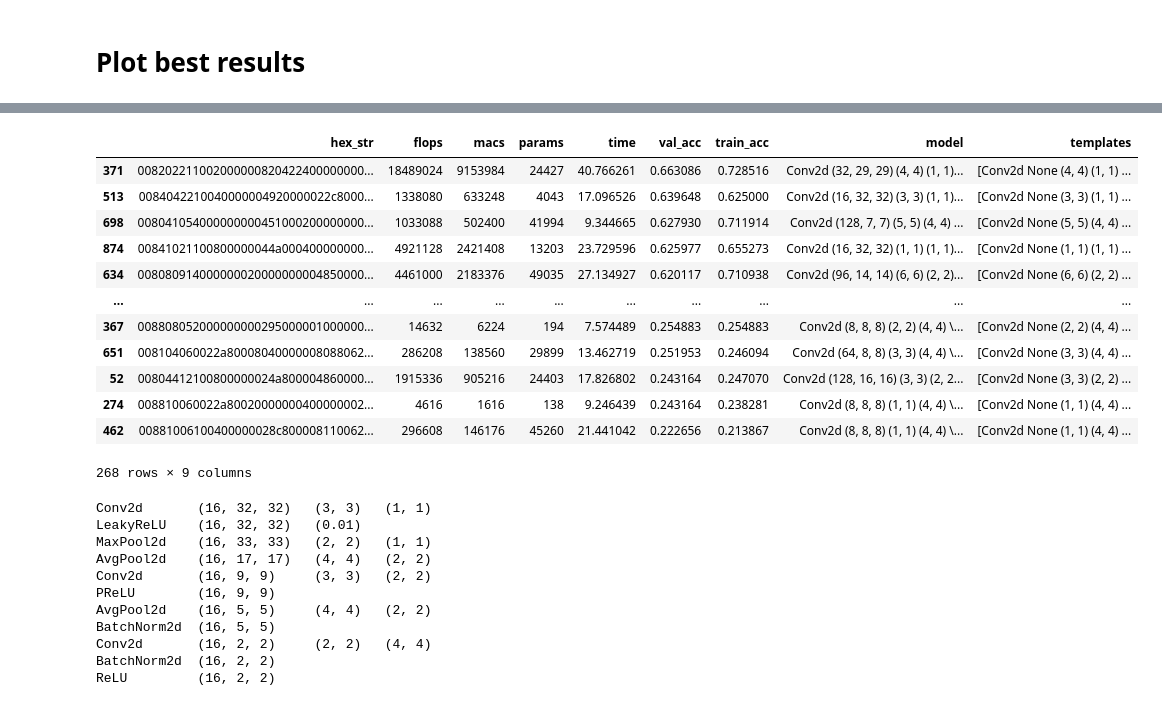
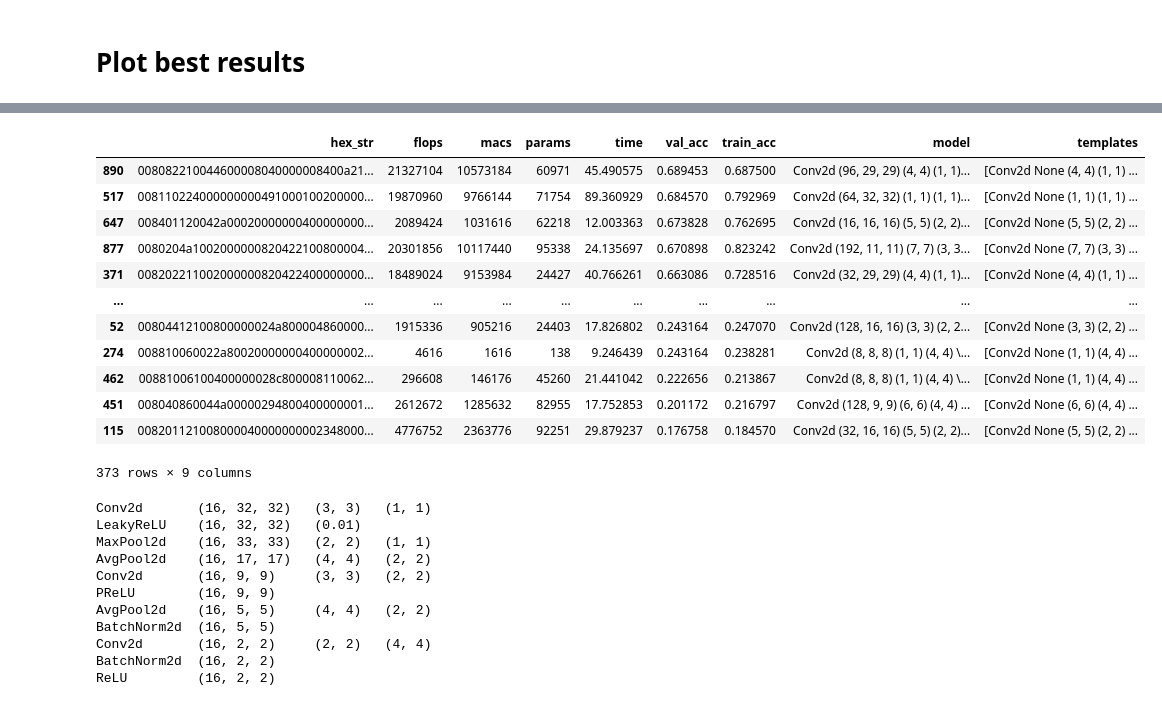
Before and after one commit to alkorolyov/sophius, a Jupyter notebook: notebooks/05_generate_models.ipynb, the cells around one changed output, grey strips where cells are left out. Saved outputs shown, nothing was run; the diff lists cells and outputs as text; code cells hidden in the pictures.

```diff
--- a/notebooks/05_generate_models.ipynb
+++ b/notebooks/05_generate_models.ipynb
@@ -30,7 +30,7 @@ encoder = Encoder()
 # %% [output]
 Files already downloaded and verified
 # %%
-model_gen = ConvModelGenerator((3, 32, 32), 10, conv_num=6, lin_num=3)
+model_gen = ConvModelGenerator((3, 32, 32), 10, conv_num=3, lin_num=1)
 model_tmpl = model_gen.generate_model_tmpl()
 print(model_tmpl)
 fixed_model_gpu = model_tmpl.instantiate_model().type(torch.cuda.FloatTensor)
@@ -200,19 +223,19 @@ Linear       10
 # %%
-df[df['params'] < 50000]
+df[df['params'] < 100000]
 # %% [output]
 |  | hex_str | flops | macs | params | time | val_acc | train_acc | model | templates |
+| 890 | 008082210044600008040000008400a21... | 21327104 | 10573184 | 60971 | 45.490575 | 0.689453 | 0.687500 | Conv2d (96, 29, 29) (4, 4) (1, 1)... | [Conv2d None (4, 4) (1, 1) ... |
+| 517 | 008110224000000000491000100200000... | 19870960 | 9766144 | 71754 | 89.360929 | 0.684570 | 0.792969 | Conv2d (64, 32, 32) (1, 1) (1, 1)... | [Conv2d None (1, 1) (1, 1) ... |
+| 647 | 008401120042a00020000000400000000... | 2089424 | 1031616 | 62218 | 12.003363 | 0.673828 | 0.762695 | Conv2d (16, 16, 16) (5, 5) (2, 2)... | [Conv2d None (5, 5) (2, 2) ... |
+| 877 | 0080204a1002000000820422100800004... | 20301856 | 10117440 | 95338 | 24.135697 | 0.670898 | 0.823242 | Conv2d (192, 11, 11) (7, 7) (3, 3... | [Conv2d None (7, 7) (3, 3) ... |
 | 371 | 008202211002000000820422400000000... | 18489024 | 9153984 | 24427 | 40.766261 | 0.663086 | 0.728516 | Conv2d (32, 29, 29) (4, 4) (1, 1)... | [Conv2d None (4, 4) (1, 1) ... |
-| 513 | 0084042210040000004920000022c8000... | 1338080 | 633248 | 4043 | 17.096526 | 0.639648 | 0.625000 | Conv2d (16, 32, 32) (3, 3) (1, 1)... | [Conv2d None (3, 3) (1, 1) ... |
-| 698 | 008041054000000000451000200000000... | 1033088 | 502400 | 41994 | 9.344665 | 0.627930 | 0.711914 | Conv2d (128, 7, 7) (5, 5) (4, 4) ... | [Conv2d None (5, 5) (4, 4) ... |
-| 874 | 00841021100800000044a000400000000... | 4921128 | 2421408 | 13203 | 23.729596 | 0.625977 | 0.655273 | Conv2d (16, 32, 32) (1, 1) (1, 1)... | [Conv2d None (1, 1) (1, 1) ... |
-| 634 | 008080914000000020000000004850000... | 4461000 | 2183376 | 49035 | 27.134927 | 0.620117 | 0.710938 | Conv2d (96, 14, 14) (6, 6) (2, 2)... | [Conv2d None (6, 6) (2, 2) ... |
 | ... | ... | ... | ... | ... | ... | ... | ... | ... | ... |
-| 367 | 008808052000000000295000001000000... | 14632 | 6224 | 194 | 7.574489 | 0.254883 | 0.254883 | Conv2d (8, 8, 8) (2, 2) (4, 4) \... | [Conv2d None (2, 2) (4, 4) ... |
-| 651 | 008104060022a80008040000008088062... | 286208 | 138560 | 29899 | 13.462719 | 0.251953 | 0.246094 | Conv2d (64, 8, 8) (3, 3) (4, 4) \... | [Conv2d None (3, 3) (4, 4) ... |
 | 52 | 00804412100800000024a800004860000... | 1915336 | 905216 | 24403 | 17.826802 | 0.243164 | 0.247070 | Conv2d (128, 16, 16) (3, 3) (2, 2... | [Conv2d None (3, 3) (2, 2) ... |
 | 274 | 008810060022a80020000000400000002... | 4616 | 1616 | 138 | 9.246439 | 0.243164 | 0.238281 | Conv2d (8, 8, 8) (1, 1) (4, 4) \... | [Conv2d None (1, 1) (4, 4) ... |
 | 462 | 00881006100400000028c800008110062... | 296608 | 146176 | 45260 | 21.441042 | 0.222656 | 0.213867 | Conv2d (8, 8, 8) (1, 1) (4, 4) \... | [Conv2d None (1, 1) (4, 4) ... |
+| 451 | 008040860044a00000294800400000001... | 2612672 | 1285632 | 82955 | 17.752853 | 0.201172 | 0.216797 | Conv2d (128, 9, 9) (6, 6) (4, 4) ... | [Conv2d None (6, 6) (4, 4) ... |
+| 115 | 008201121008000040000000002348000... | 4776752 | 2363776 | 92251 | 29.879237 | 0.176758 | 0.184570 | Conv2d (32, 16, 16) (5, 5) (2, 2)... | [Conv2d None (5, 5) (2, 2) ... |
-268 rows × 9 columns
+373 rows × 9 columns
 # %%
 tmpl = df.model.loc[513]
 model = tmpl.instantiate_model().type(torch.cuda.FloatTensor)
```
Also changed, not shown: parts of 14 cells of this notebook, 3 other files.
